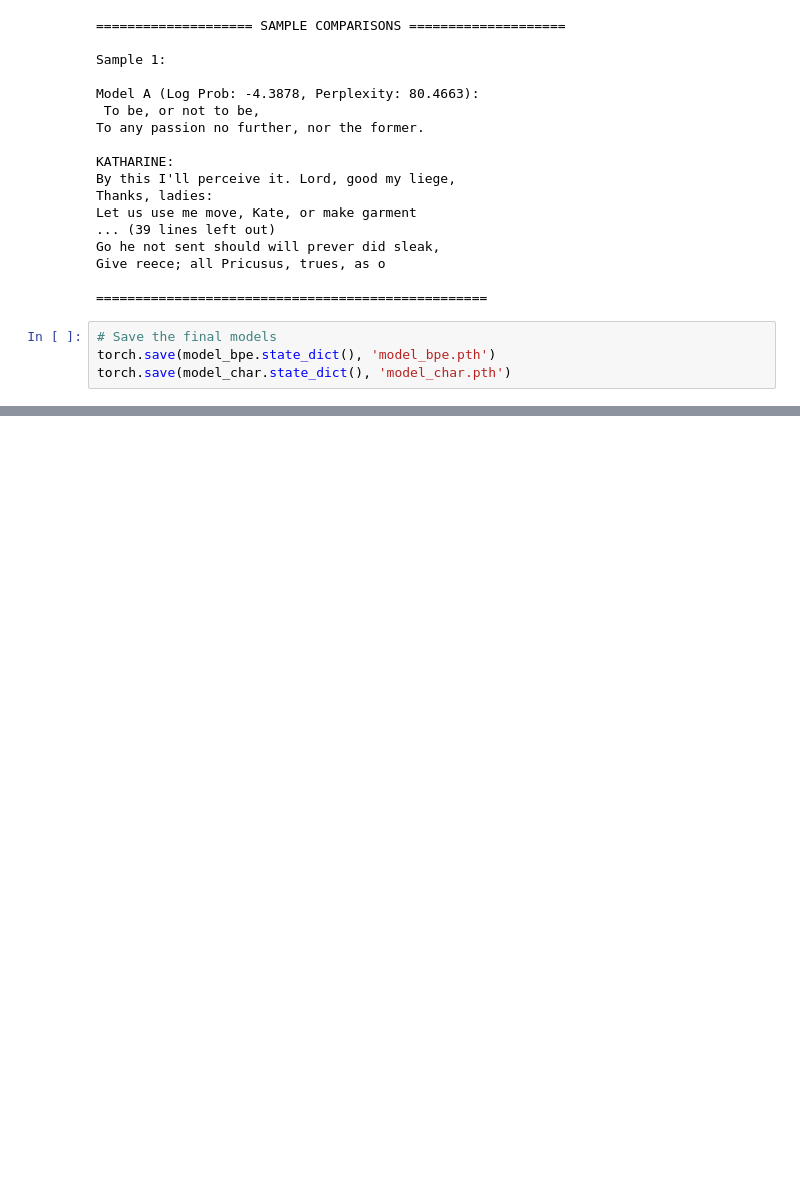
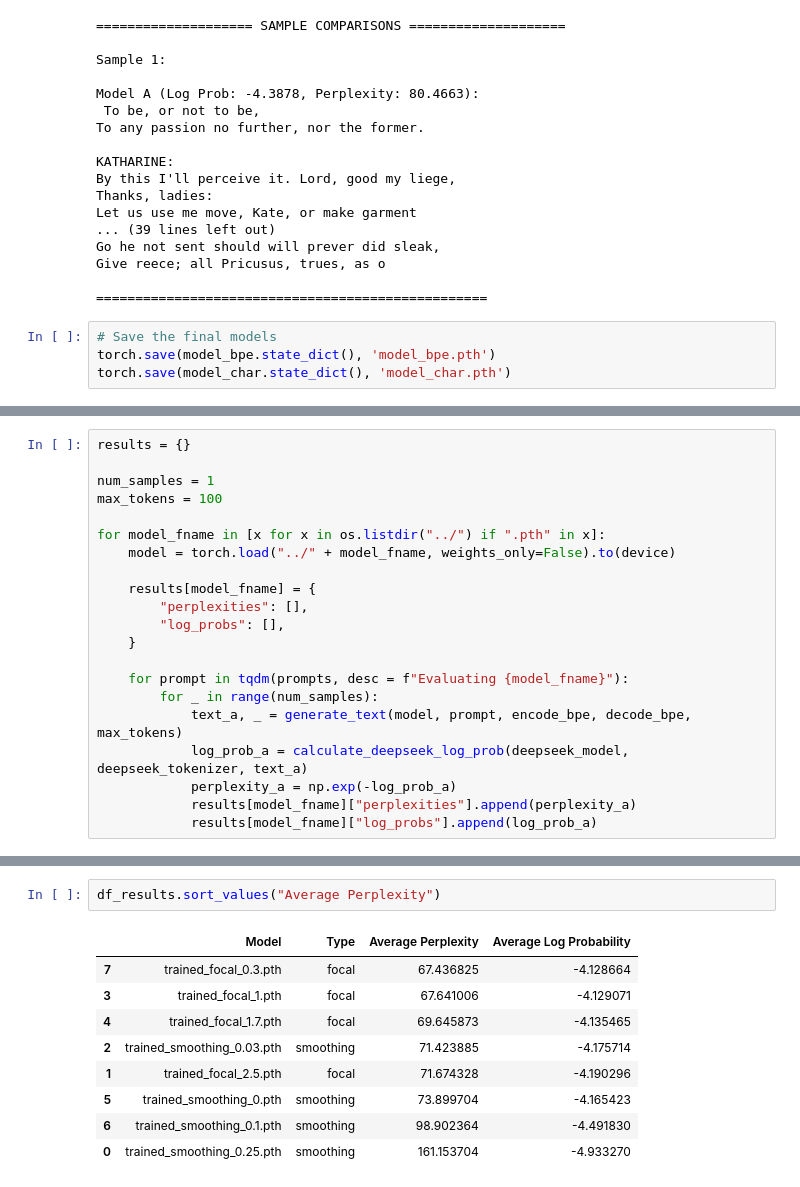
Before and after one commit to dal548/305BFinal, a Jupyter notebook: tokenModelComparison.ipynb, the cells around one changed output, grey strips where cells are left out. Drawn from its saved outputs; the diff is of its cells as text; blank space fills up the shorter version.

```diff
--- a/tokenModelComparison.ipynb
+++ b/tokenModelComparison.ipynb
@@ -512,0 +873,21 @@ torch.save(model_char.state_dict(), 'model_char.pth')
+# %%
+results = {}
+
+num_samples = 1
+max_tokens = 100
+
+for model_fname in [x for x in os.listdir("../") if ".pth" in x]:
+    model = torch.load("../" + model_fname, weights_only=False).to(device)
+
+    results[model_fname] = {
+        "perplexities": [],
+        "log_probs": [],
+    }
+
+    for prompt in tqdm(prompts, desc = f"Evaluating {model_fname}"):
+        for _ in range(num_samples):
+            text_a, _ = generate_text(model, prompt, encode_bpe, decode_bpe, max_tokens)
+            log_prob_a = calculate_deepseek_log_prob(deepseek_model, deepseek_tokenizer, text_a)
+            perplexity_a = np.exp(-log_prob_a)
+            results[model_fname]["perplexities"].append(perplexity_a)
+            results[model_fname]["log_probs"].append(log_prob_a)
@@ -512,0 +992,12 @@ torch.save(model_char.state_dict(), 'model_char.pth')
+# %%
+df_results.sort_values("Average Perplexity")
+# %% [output]
+|  | Model | Type | Average Perplexity | Average Log Probability |
+| 7 | trained_focal_0.3.pth | focal | 67.436825 | -4.128664 |
+| 3 | trained_focal_1.pth | focal | 67.641006 | -4.129071 |
+| 4 | trained_focal_1.7.pth | focal | 69.645873 | -4.135465 |
+| 2 | trained_smoothing_0.03.pth | smoothing | 71.423885 | -4.175714 |
+| 1 | trained_focal_2.5.pth | focal | 71.674328 | -4.190296 |
+| 5 | trained_smoothing_0.pth | smoothing | 73.899704 | -4.165423 |
+| 6 | trained_smoothing_0.1.pth | smoothing | 98.902364 | -4.491830 |
+| 0 | trained_smoothing_0.25.pth | smoothing | 161.153704 | -4.933270 |
```
Also changed, not shown: parts of 16 cells of this notebook, 1 other file.
